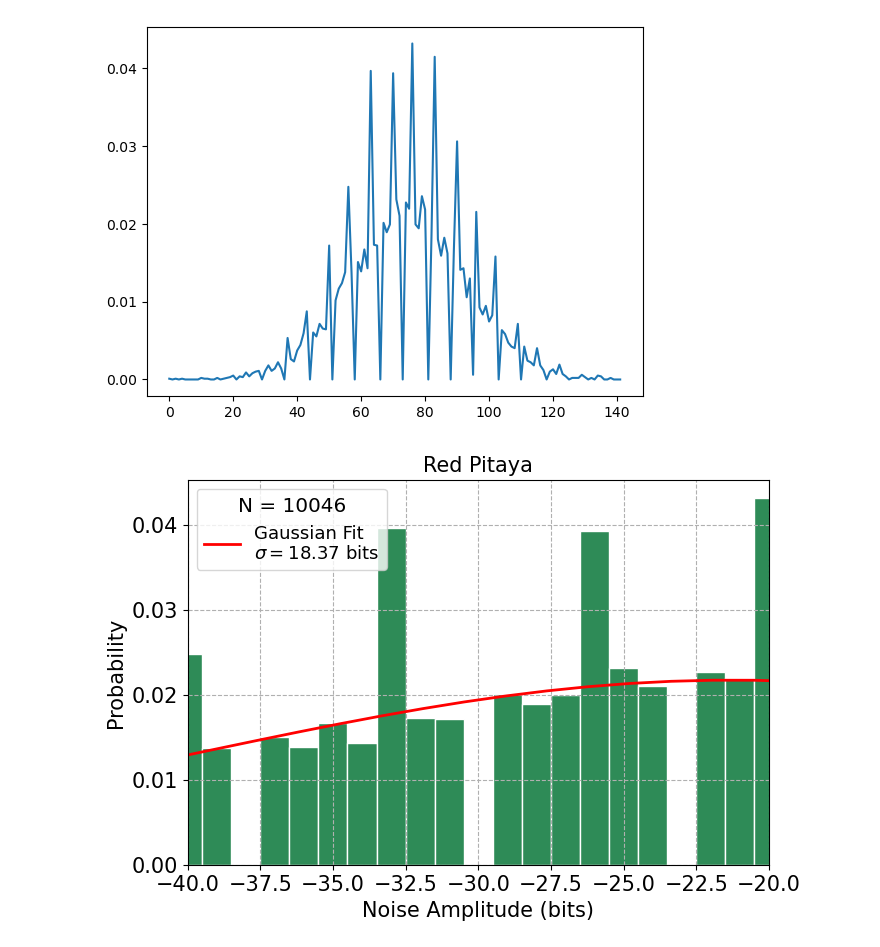
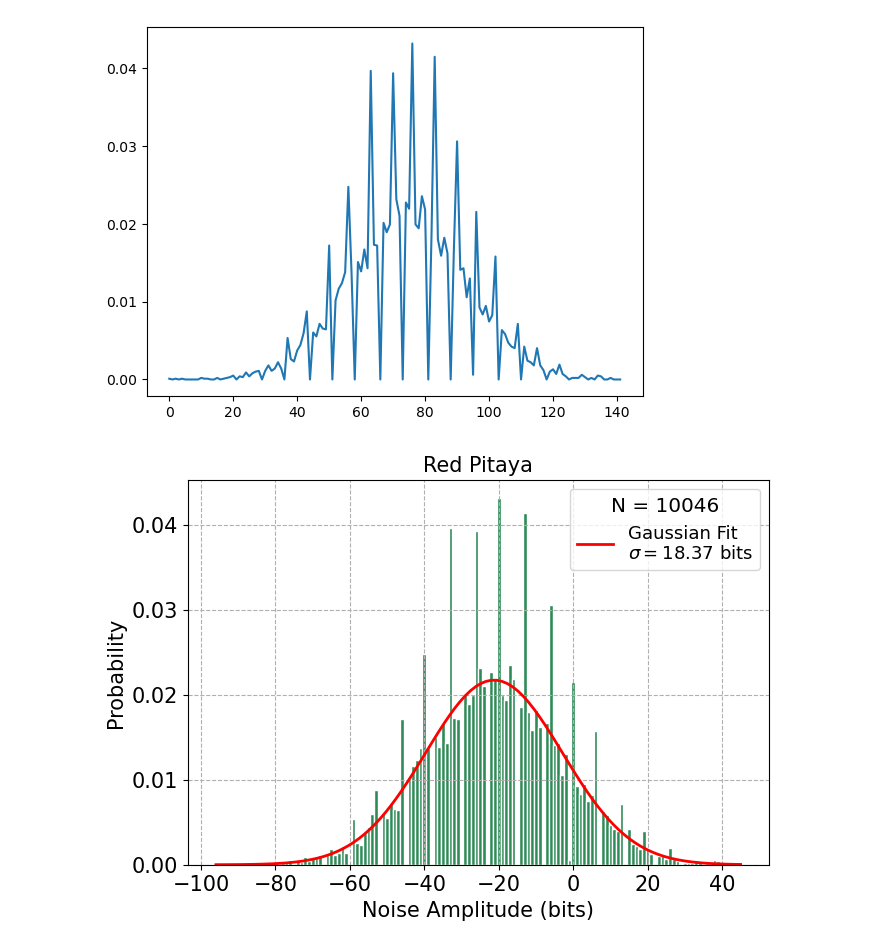
Before and after one commit to nshunned/PhotQuant, a Jupyter notebook: Red_Pitaya_17/noise/resistor_streaming/noise_streaming.ipynb, the cells around one changed output. Saved outputs shown, nothing was run; the diff lists cells and outputs as text; code cells hidden in the pictures.

```diff
--- a/Red_Pitaya_17/noise/resistor_streaming/noise_sreaming.ipynb
+++ b/Red_Pitaya_17/noise/resistor_streaming/noise_streaming.ipynb
@@ -122,25 +122,25 @@ plt.plot(hist)
 # %%
 plt.figure(figsize=(7.5, 5))
 
 if units == 'VOLTS':
     plt.hist(signal_num, bins=nBins, density=density, color='seagreen', edgecolor='w')
 elif units == 'RAW':
     plt.hist(signal_num, bins=bins_range, density=density, color='seagreen', edgecolor='w')
 
 plt.plot(x, p, '-r', lw=2, label='Gaussian Fit\n'+rf'$\sigma = {sigma:.2f}$ {units_plot}')
 
 plt.title('Red Pitaya', fontsize=15)
 plt.xlabel(f'Noise Amplitude ({units_plot})', fontsize=15)
 plt.ylabel('Probability', fontsize=15)
 plt.xticks(fontsize=15)
 plt.yticks(fontsize=15)
 
-plt.xlim(-40, -20)
+# plt.xlim(-40, -20)
 
 legendTitle = 'N = {}'.format(nSamples)
 plt.legend(title=legendTitle, loc='best', title_fontsize='x-large', prop={'size': 13})
 
 plt.grid(ls='--')
 plt.show()
 # %% [output]
-[figure, old version]
+[figure, new version]
```
Also changed, not shown: 1 other file.
